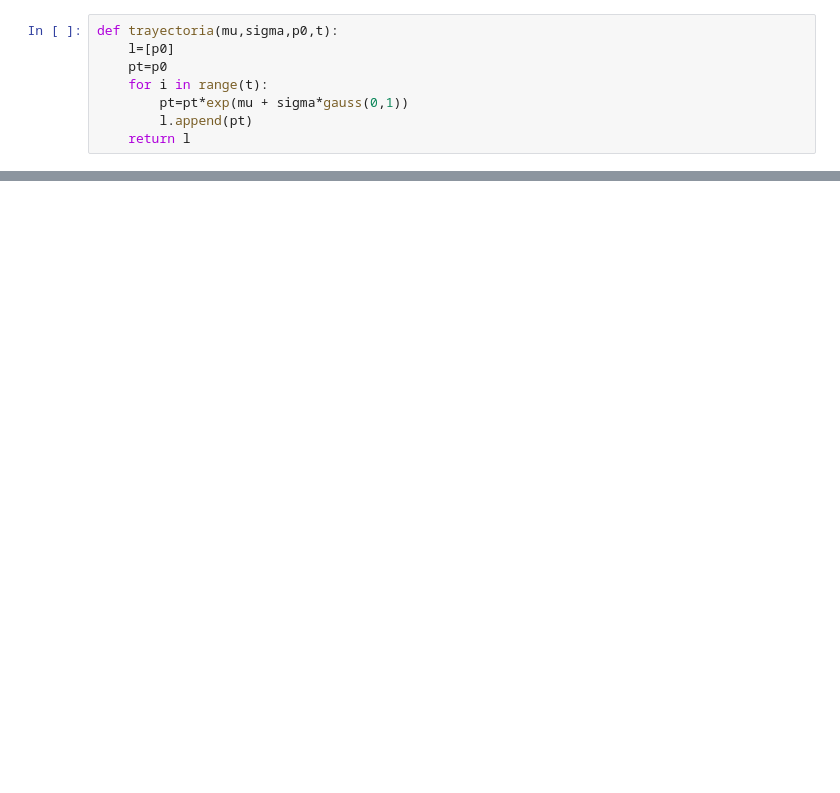
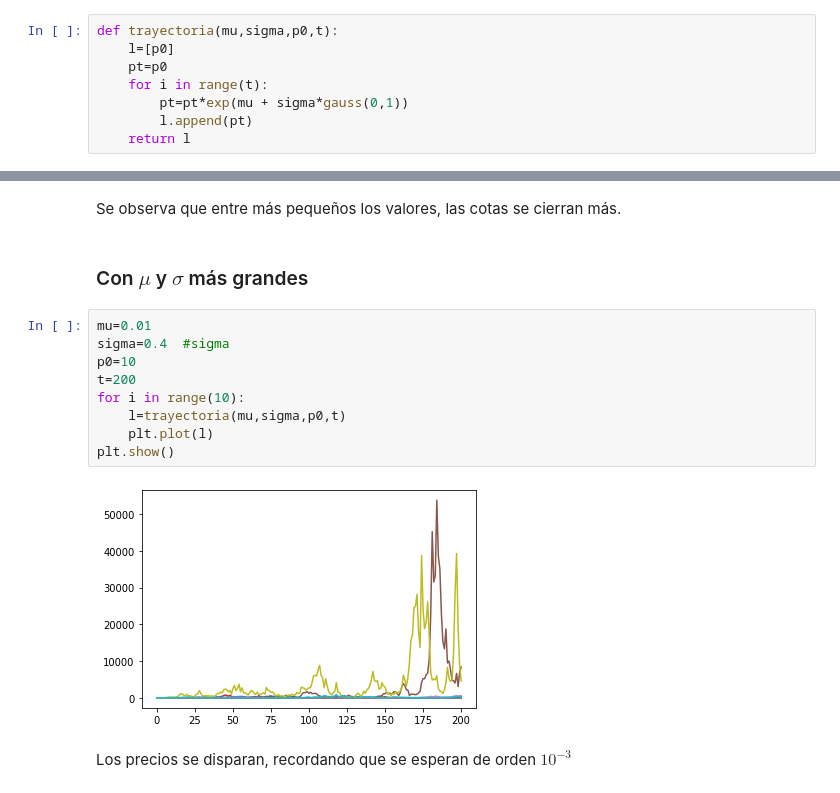
Before and after one commit to JavisG300/Simulacion-II, a Jupyter notebook: Ejercicio1_Valuacion_de_opciones_II.ipynb, the cells around one changed output, grey strips where cells are left out. Drawn from its saved outputs; the diff is of its cells as text; blank space fills up the shorter version.

```diff
--- a/Ejercicio1_Valuacion_de_opciones_II.ipynb
+++ b/Ejercicio1_Valuacion_de_opciones_II.ipynb
@@ -28,0 +55,17 @@ plt.show()
+# %% [markdown]
+Se observa que entre más pequeños los valores, las cotas se cierran más.
+# %% [markdown]
+### Con $\mu$ y $\sigma$ más grandes
+# %%
+mu=0.01
+sigma=0.4  #sigma
+p0=10
+t=200
+for i in range(10):
+    l=trayectoria(mu,sigma,p0,t)
+    plt.plot(l)
+plt.show()
+# %% [output]
+[figure, added]
+# %% [markdown]
+Los precios se disparan, recordando que se esperan de orden $10^{-3}$
```
Also changed, not shown: parts of 6 cells of this notebook.
